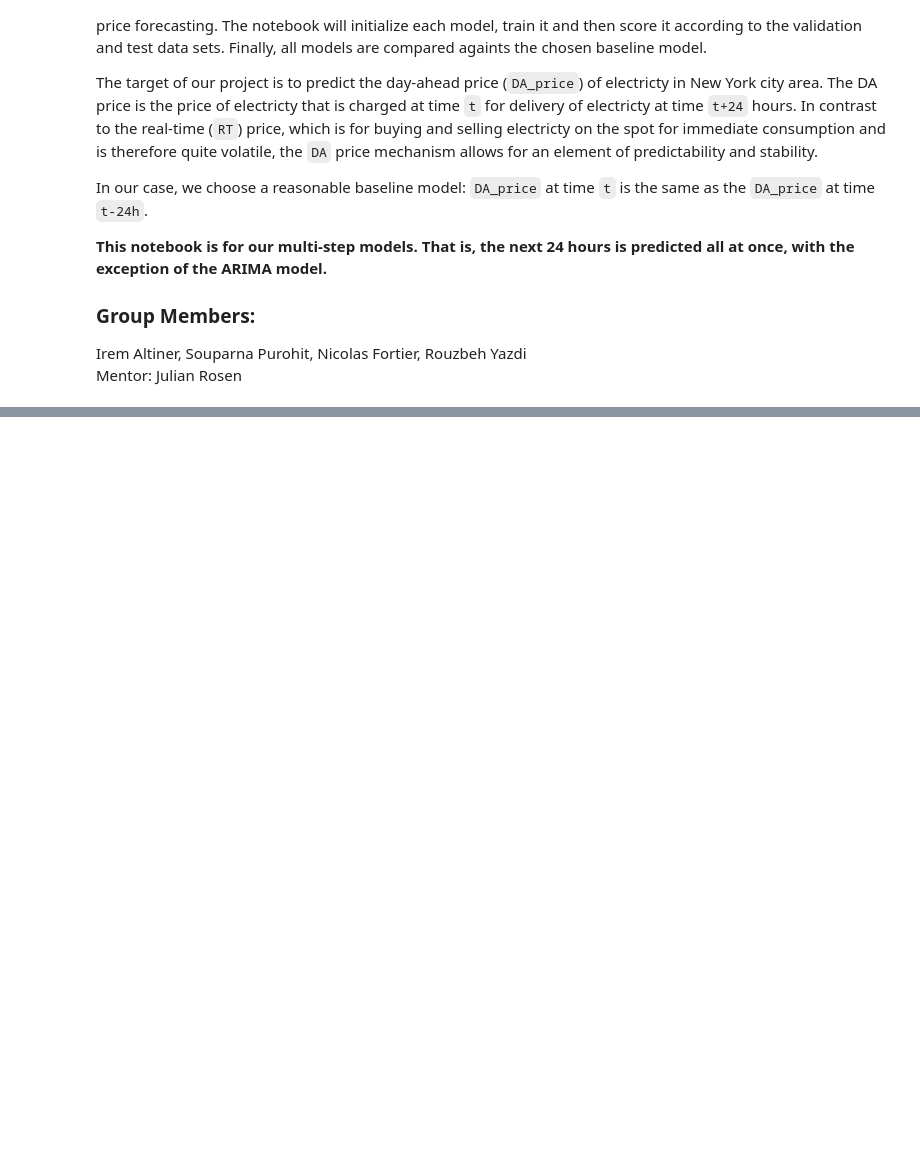
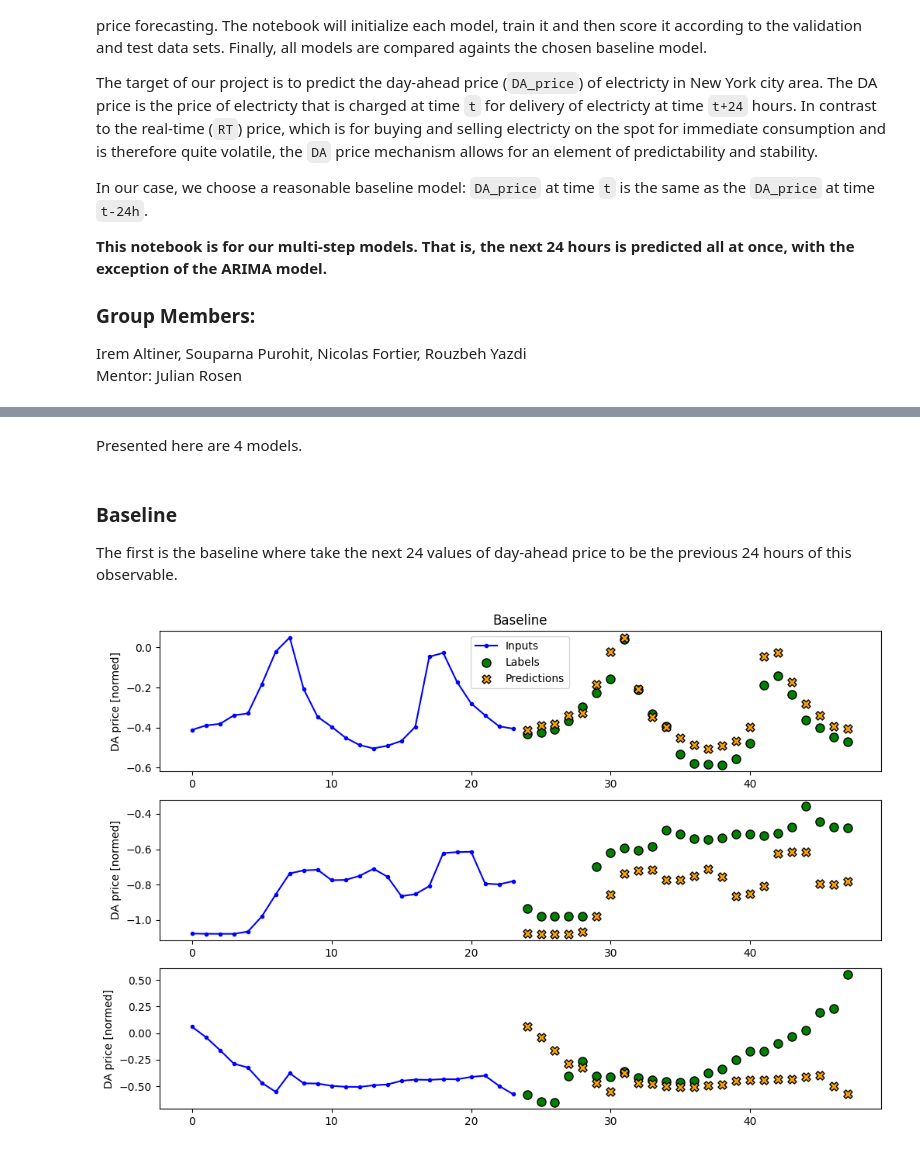
Before and after one commit to nikisil/ExecutiveHour, a Jupyter notebook: final/multi_step_models/ExecutiveHour.ipynb, the cells around one changed output, grey strips where cells are left out. Drawn from its saved outputs; the diff is of its cells as text; code cells hidden in the pictures; blank space fills up the shorter version.

```diff
--- a/final/multi_step_models/ExecutiveHour.ipynb
+++ b/final/multi_step_models/ExecutiveHour.ipynb
@@ -24,0 +41,41 @@ ModuleNotFoundError: No module named 'rouz_helpers'
+# %% [markdown]
+Presented here are 4 models.
+# %%
+## Read in the data, remove the first few days
+data_frames = rhelp.read_data(loc='../../data_processing/final_data/')
+train_df, val_df, test_df, price_mean, price_std, col_indices = rhelp.process_data(*data_frames)
+# %%
+"""
+    Only one windowing option here:
+        Given 24 hours of inputs (input_width) predict 24 hours into the future
+"""
+PATIENCE = 10
+MAX_EPOCHS = 100
+
+NFEATURES = train_df.shape[1]
+OUT_STEPS = 24
+CONVWIDTH = 6
+BATCH_SIZE= 1024
+multi_window = rhelp.WindowGenerator(input_width=24,
+                                   label_width=OUT_STEPS,
+                                   shift=OUT_STEPS,
+                                   batch_size=BATCH_SIZE,
+                                   train_df=train_df,
+                                   val_df=val_df,
+                                   test_df=test_df)
+# %%
+## Models:
+baseline_model = rmodel.Baseline("Baseline")
+linear_model   = rmodel.LinearMultiStep("Linear", OUT_STEPS, NFEATURES)
+dense_model    = rmodel.DenseMultistep("Dense", OUT_STEPS, NFEATURES)
+cnn_model      = rmodel.ConvolutionalMultiStep("CNN", CONVWIDTH, OUT_STEPS, NFEATURES)
+# %% [markdown]
+### Baseline
+The first is the baseline where take the next 24 values of day-ahead price to be the previous 24 hours of this observable.
+# %%
+## Now train and test the models
+baseline_model.compile(loss=tf.keras.losses.MeanSquaredError(),
+                        metrics=[tf.keras.metrics.RootMeanSquaredError()])
+fig1 = multi_window.plot(baseline_model, colors=['blue','green','orange'], title='Baseline')
+# %% [output]
+[figure, added]
```
Also changed, not shown: parts of 21 cells of this notebook, 2 other files.
